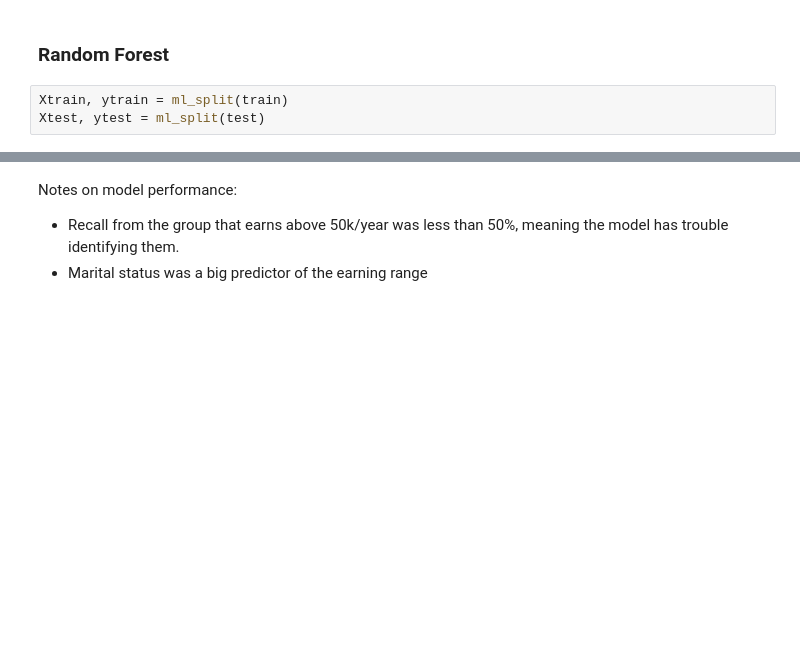
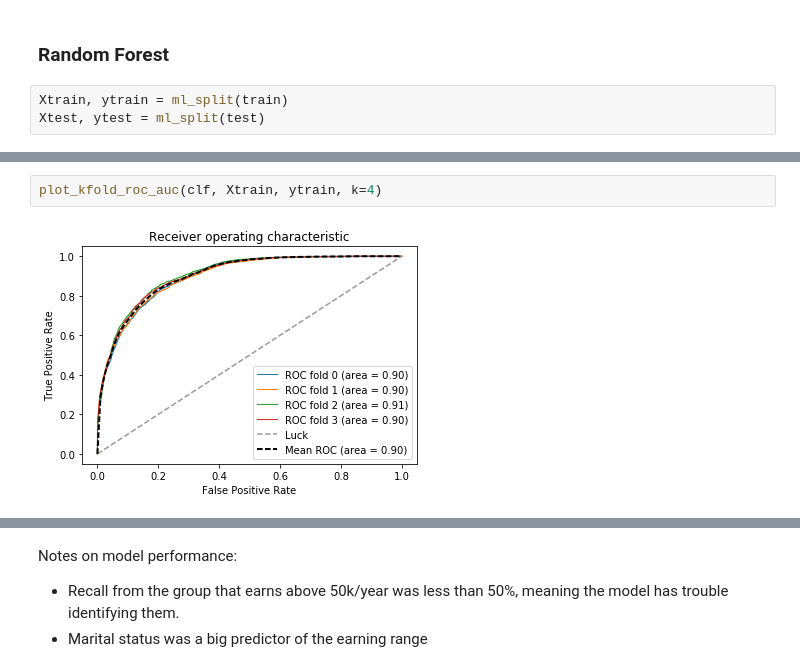
Before and after one commit to guidj/xlab, a Jupyter notebook: lab/exp/income-50/income-50.ipynb, the cells around one changed output, grey strips where cells are left out. Cells and saved outputs as stored; diff of their text form; blank space fills up the shorter version.

```diff
--- a/lab/exp/income-50/income-50.ipynb
+++ b/lab/exp/income-50/income-50.ipynb
@@ -192,0 +225,4 @@ avg / total       0.84      0.85      0.83     16281
+# %%
+plot_kfold_roc_auc(clf, Xtrain, ytrain, k=4)
+# %% [output]
+[figure, added]
```
Also changed, not shown: parts of 26 cells of this notebook, 1 other file.
